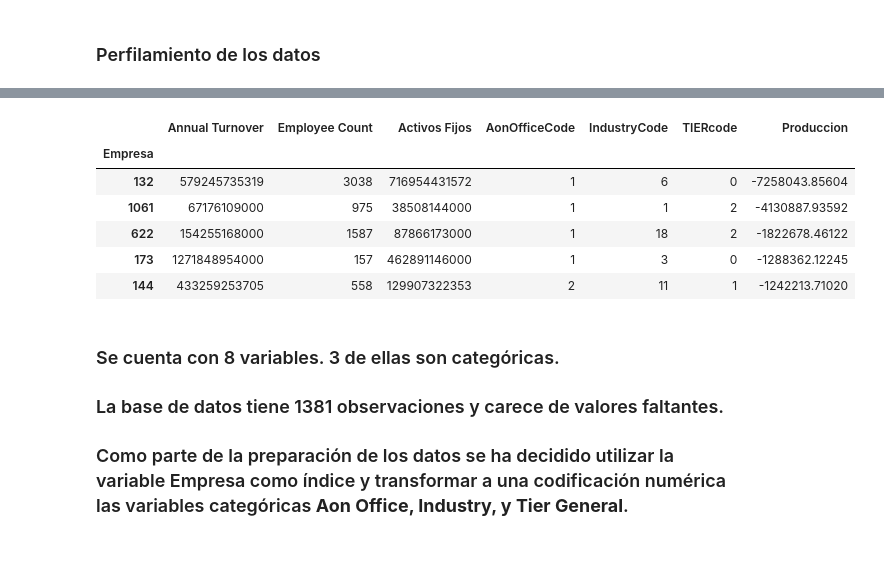
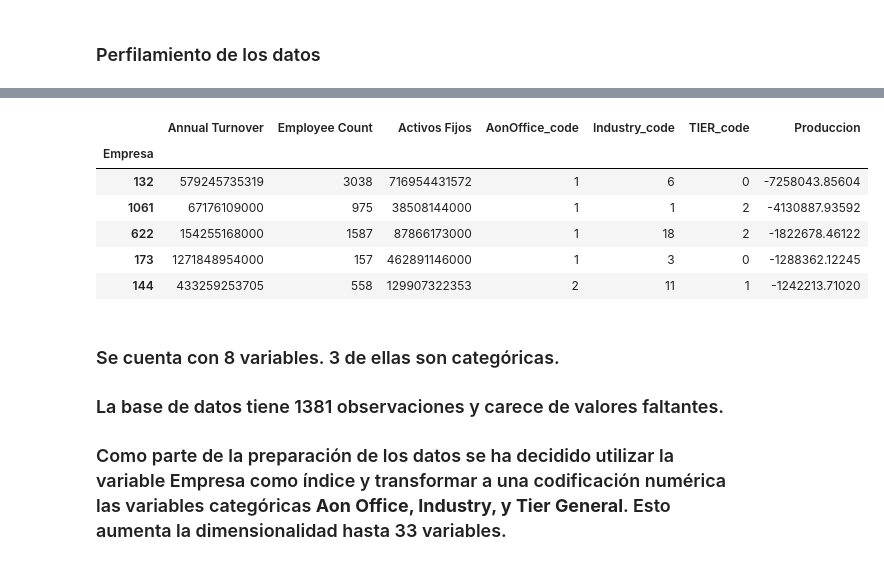
Before and after one commit to arturo-ugalde/CorretajeSeguros, a Jupyter notebook: Codigos/Proyecto.ipynb, the cells around one changed output, grey strips where cells are left out. Saved outputs shown, nothing was run; the diff lists cells and outputs as text; code cells hidden in the pictures.

```diff
--- a/Codigos/Proyecto.ipynb
+++ b/Codigos/Proyecto.ipynb
@@ -69,16 +81,16 @@ data.head()
 # %%
 data["Aon Office"] = data["Aon Office"].astype('category')
 data["Industry"] = data["Industry"].astype('category')
 data["TIER GENERAL"] = data["TIER GENERAL"].astype('category')
 
-data["AonOfficeCode"] = data["Aon Office"].cat.codes
-data["IndustryCode"] = data["Industry"].cat.codes
-data["TIERcode"] = data["TIER GENERAL"].cat.codes
+data["AonOffice_code"] = data["Aon Office"].cat.codes
+data["Industry_code"] = data["Industry"].cat.codes
+data["TIER_code"] = data["TIER GENERAL"].cat.codes
 
-dataPreparada = data[["Annual Turnover","Employee Count","Activos Fijos","AonOfficeCode","IndustryCode", "TIERcode", "Produccion"]]
+dataPreparada = data[["Annual Turnover","Employee Count","Activos Fijos","AonOffice_code","Industry_code", "TIER_code", "Produccion"]]
 dataPreparada.head()
 # %% [output]
-|  | Annual Turnover | Employee Count | Activos Fijos | AonOfficeCode | IndustryCode | TIERcode | Produccion |
+|  | Annual Turnover | Employee Count | Activos Fijos | AonOffice_code | Industry_code | TIER_code | Produccion |
 | Empresa |  |  |  |  |  |  |  |
 | 132 | 579245735319 | 3038 | 716954431572 | 1 | 6 | 0 | -7258043.85604 |
 | 1061 | 67176109000 | 975 | 38508144000 | 1 | 1 | 2 | -4130887.93592 |
@@ -88,7 +100,7 @@ dataPreparada.head()
 # %% [markdown]
 ### Se cuenta con 8 variables. 3 de ellas son categóricas.
 ### La base de datos tiene 1381 observaciones y carece de valores faltantes.
-### Como parte de la preparación de los datos se ha decidido utilizar la variable Empresa como índice y transformar a una codificación numérica las variables categóricas __Aon Office, Industry, y Tier General__.
+### Como parte de la preparación de los datos se ha decidido utilizar la variable Empresa como índice y transformar a una codificación numérica las variables categóricas __Aon Office, Industry, y Tier General__.  Esto aumenta la dimensionalidad hasta 33 variables.
 # %%
 import pandas_profiling
 from pandas_profiling import ProfileReport
```
Also changed, not shown: parts of 2 cells of this notebook.
